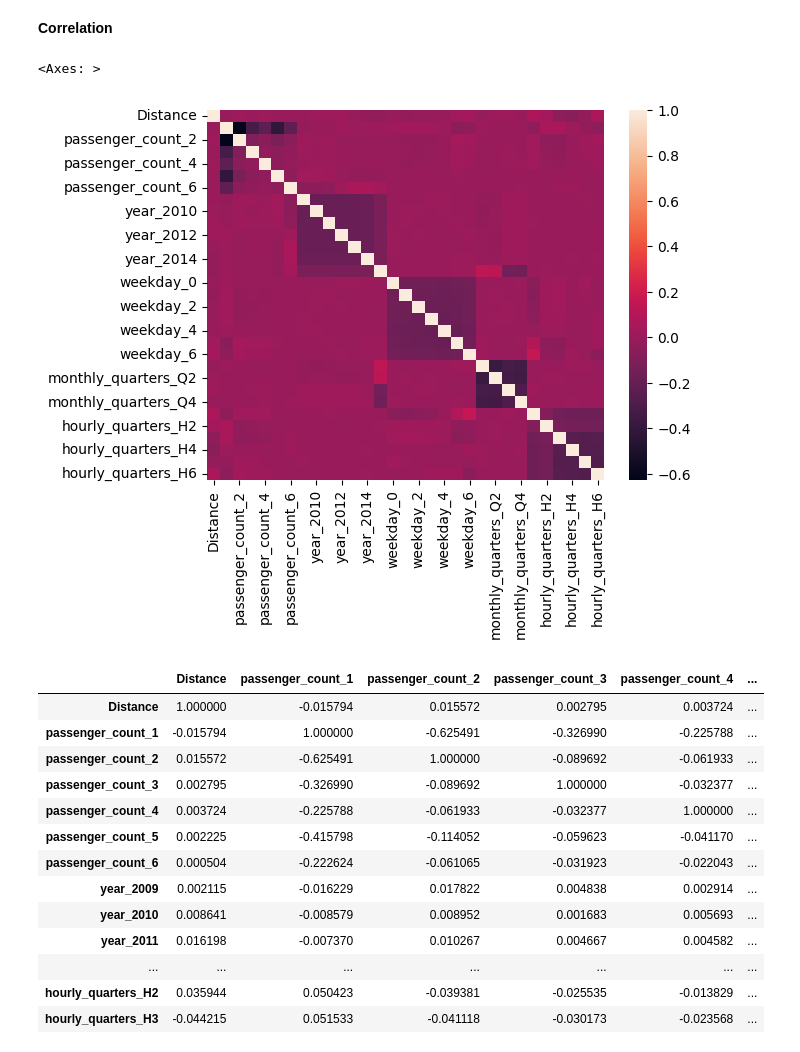
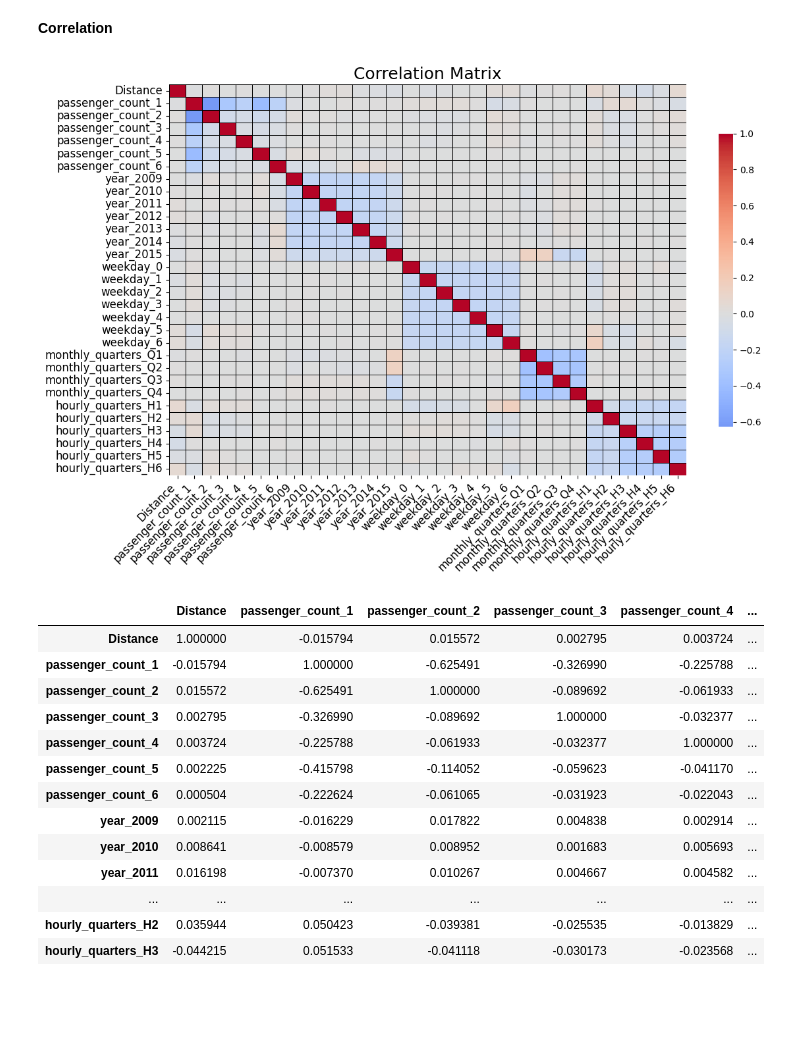
Before and after one commit to BKAPADIA04/Farely, a Jupyter notebook: codes/model.ipynb, the cells around one changed output. Saved outputs shown, nothing was run; the diff lists cells and outputs as text; code cells hidden in the pictures; blank space fills up the shorter version.

```diff
--- a/codes/model.ipynb
+++ b/codes/model.ipynb
@@ -298,11 +298,18 @@ for i in Train_X_df.columns:
 # we will use multicollinearity approach and remove one of the two highly correlated columns
 # %%
 import seaborn as sns
-# %%
-sns.heatmap(Train_X_df.corr())
-# %% [output]
-<Axes: >
-[figure, removed]
+# %%
+corr_matrix = Train_X_df.corr()
+plt.figure(figsize=(12, 8))
+sns.heatmap(corr_matrix, annot=False, fmt=".2f", cmap="coolwarm", center=0,
+            linewidths=0.5, linecolor='black', cbar_kws={"shrink": .75})
+plt.title('Correlation Matrix', fontsize=18)
+plt.xticks(rotation=45, ha='right', fontsize=12)
+plt.yticks(fontsize=12)
+plt.tight_layout()
+plt.show()
+# %% [output]
+[figure, added]
 # %%
 corr_matrix = Train_X_df.corr()
 corr_matrix
```
Also changed, not shown: parts of 42 cells of this notebook.
